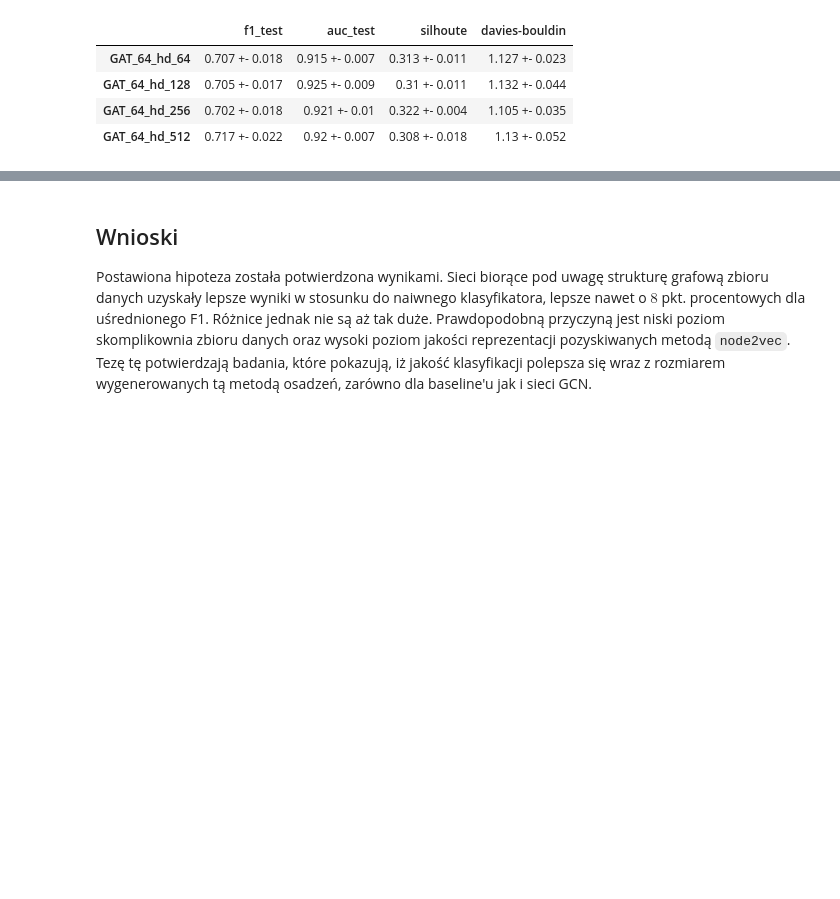
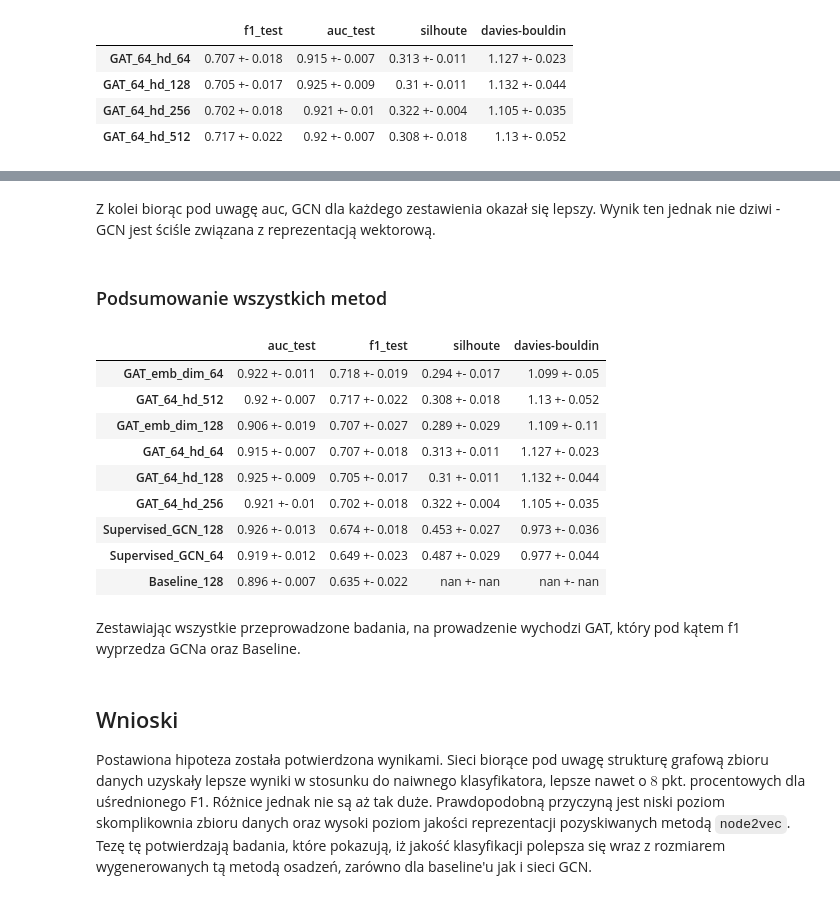
Before and after one commit to kaszycaO/representation-project, a Jupyter notebook: Summary.ipynb, the cells around one changed output, grey strips where cells are left out. Saved outputs shown, nothing was run; the diff lists cells and outputs as text; code cells hidden in the pictures; blank space fills up the shorter version.

```diff
--- a/Summary.ipynb
+++ b/Summary.ipynb
@@ -308,3 +433,30 @@ generate_summary(df)
+# %% [markdown]
+Z kolei biorąc pod uwagę auc, GCN dla każdego zestawienia okazał się lepszy. Wynik ten jednak nie dziwi - GCN jest ściśle związana z reprezentacją wektorową.
+# %% [markdown]
+### Podsumowanie wszystkich metod
+# %%
+generate_summary(pd.concat([
+    pd.read_csv(RESULTS_PATH / "baseline_stats.csv").rename(columns={"test_f1": "f1_test", "test_auc": "auc_test"}),
+    pd.read_csv(RESULTS_PATH / "gcn_stats.csv"),
+    pd.read_csv(RESULTS_PATH / "gcn_experiment_hidden_dim.csv"),
+    pd.read_csv(RESULTS_PATH / "gcn_stats_embbeddings.csv"),
+    pd.read_csv(RESULTS_PATH / "gat_stats.csv"),
+    pd.read_csv(RESULTS_PATH / "gat_experiment_hidden_dim.csv"),
+    pd.read_csv(RESULTS_PATH / "gat_stats.csv")
+])).sort_values(by="f1_test", ascending=False).head(9)
+# %% [output]
+|  | auc_test | f1_test | silhoute | davies-bouldin |
+| GAT_emb_dim_64 | 0.922 +- 0.011 | 0.718 +- 0.019 | 0.294 +- 0.017 | 1.099 +- 0.05 |
+| GAT_64_hd_512 | 0.92 +- 0.007 | 0.717 +- 0.022 | 0.308 +- 0.018 | 1.13 +- 0.052 |
+| GAT_emb_dim_128 | 0.906 +- 0.019 | 0.707 +- 0.027 | 0.289 +- 0.029 | 1.109 +- 0.11 |
+| GAT_64_hd_64 | 0.915 +- 0.007 | 0.707 +- 0.018 | 0.313 +- 0.011 | 1.127 +- 0.023 |
+| GAT_64_hd_128 | 0.925 +- 0.009 | 0.705 +- 0.017 | 0.31 +- 0.011 | 1.132 +- 0.044 |
+| GAT_64_hd_256 | 0.921 +- 0.01 | 0.702 +- 0.018 | 0.322 +- 0.004 | 1.105 +- 0.035 |
+| Supervised_GCN_128 | 0.926 +- 0.013 | 0.674 +- 0.018 | 0.453 +- 0.027 | 0.973 +- 0.036 |
+| Supervised_GCN_64 | 0.919 +- 0.012 | 0.649 +- 0.023 | 0.487 +- 0.029 | 0.977 +- 0.044 |
+| Baseline_128 | 0.896 +- 0.007 | 0.635 +- 0.022 | nan +- nan | nan +- nan |
+# %% [markdown]
+Zestawiając wszystkie przeprowadzone badania, na prowadzenie wychodzi GAT, który pod kątem f1 wyprzedza GCNa oraz Baseline.
 # %% [markdown]
 ## Wnioski
 
```
Also changed, not shown: parts of 26 cells of this notebook, 5 other files.
